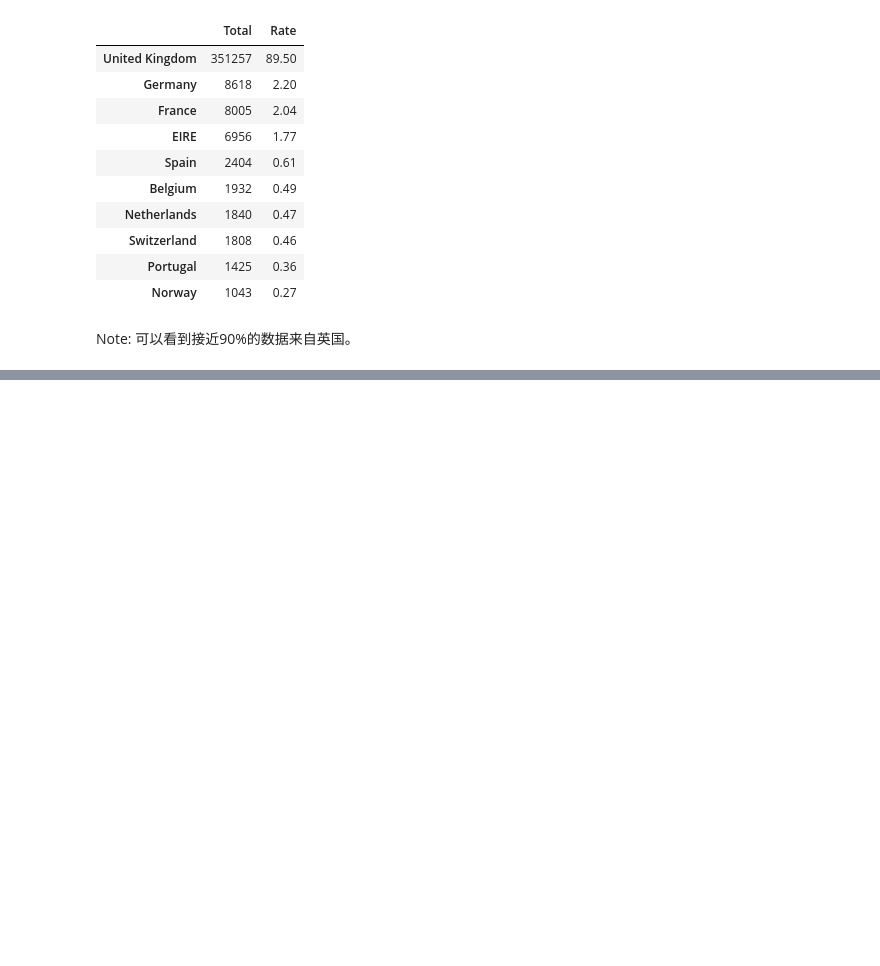
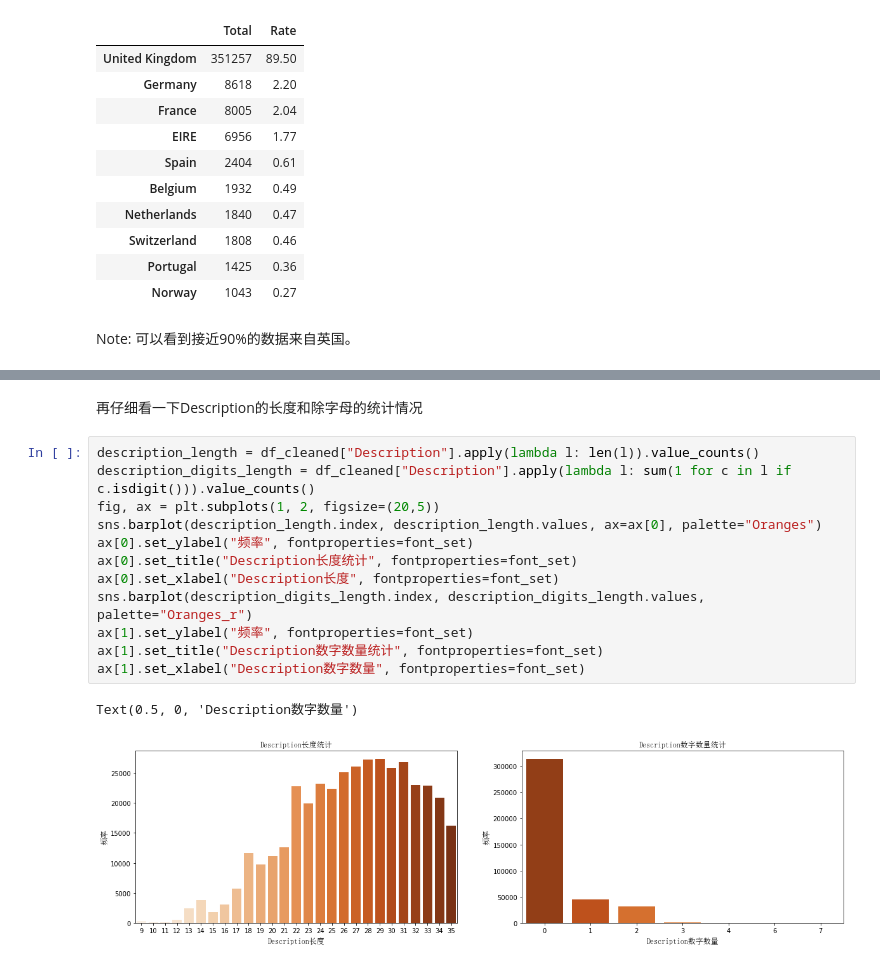
Before and after one commit to skr-95/E_Commerce_Sales_Forecast_Project, a Jupyter notebook: bin/Step1_Preparation.ipynb, the cells around one changed output, grey strips where cells are left out. Drawn from its saved outputs; the diff is of its cells as text; blank space fills up the shorter version.

```diff
--- a/bin/Step1_Preparation.ipynb
+++ b/bin/Step1_Preparation.ipynb
@@ -358,0 +402,17 @@ df_cleaned
+# %% [markdown]
+再仔细看一下Description的长度和除字母的统计情况
+# %%
+description_length = df_cleaned["Description"].apply(lambda l: len(l)).value_counts()
+description_digits_length = df_cleaned["Description"].apply(lambda l: sum(1 for c in l if c.isdigit())).value_counts()
+fig, ax = plt.subplots(1, 2, figsize=(20,5))
+sns.barplot(description_length.index, description_length.values, ax=ax[0], palette="Oranges")
+ax[0].set_ylabel("频率", fontproperties=font_set)
+ax[0].set_title("Description长度统计", fontproperties=font_set)
+ax[0].set_xlabel("Description长度", fontproperties=font_set)
+sns.barplot(description_digits_length.index, description_digits_length.values, palette="Oranges_r")
+ax[1].set_ylabel("频率", fontproperties=font_set)
+ax[1].set_title("Description数字数量统计", fontproperties=font_set)
+ax[1].set_xlabel("Description数字数量", fontproperties=font_set)
+# %% [output]
+Text(0.5, 0, 'Description数字数量')
+[figure, added]
```
Also changed, not shown: parts of 16 cells of this notebook, 1 other file.
